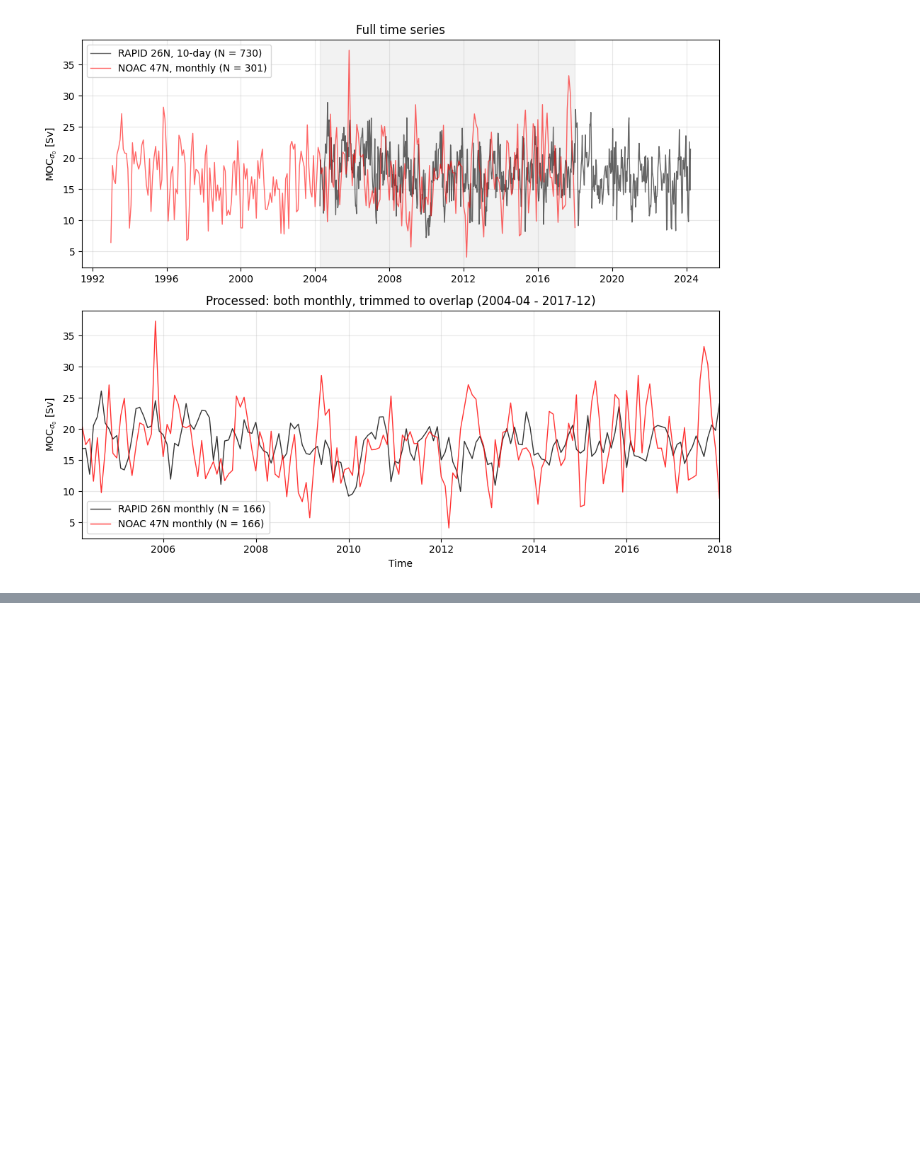
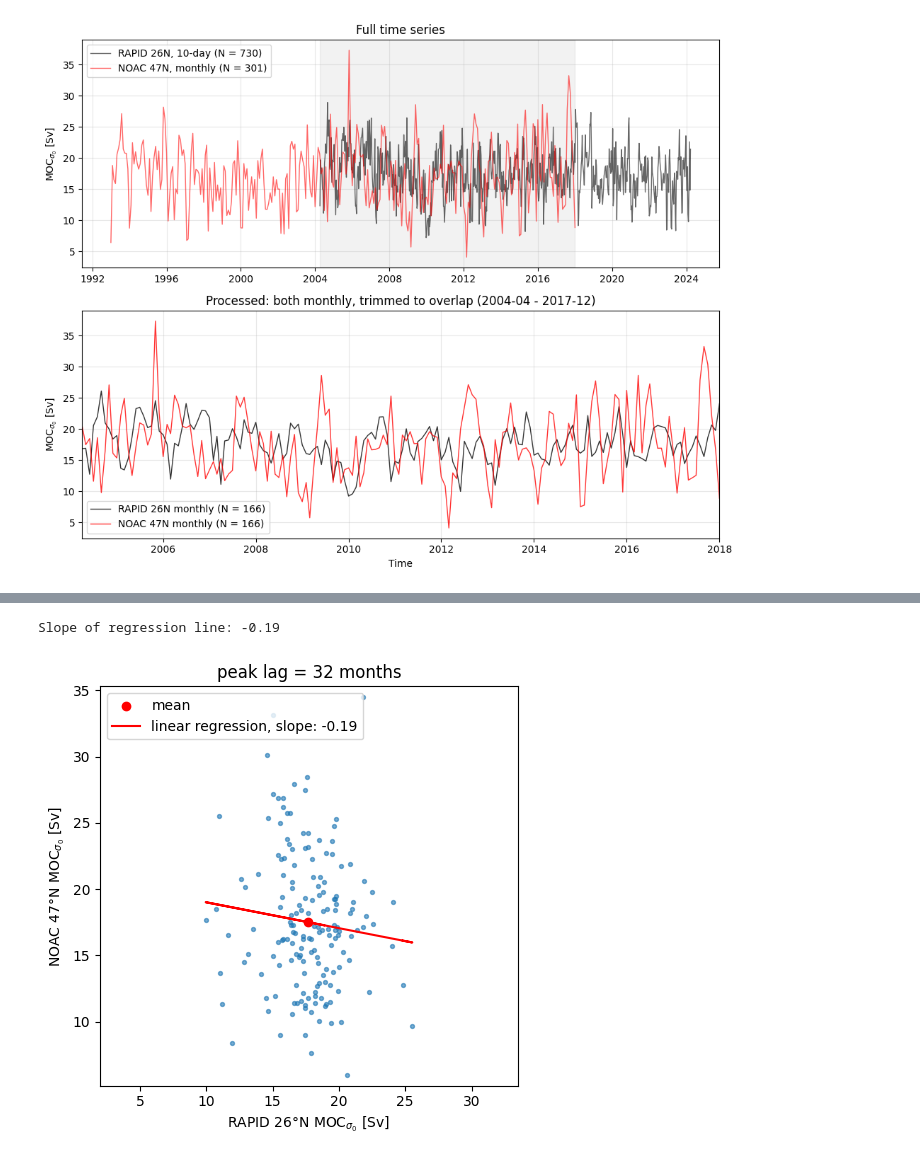
Before and after one commit to stine-fohrmann/data-analysis-assignment2, a Jupyter notebook: notebooks/part2b-series-pair.ipynb, the cells around one changed output, grey strips where cells are left out. Drawn from its saved outputs; the diff is of its cells as text; code cells hidden in the pictures; blank space fills up the shorter version.

```diff
--- a/notebooks/part2b-series-pair.ipynb
+++ b/notebooks/part2b-series-pair.ipynb
@@ -113,0 +184,30 @@ plt.show()
+# %%
+fig, ax = plt.subplots(figsize=(5, 5))
+
+x = rapid_deseason.values
+y = noac_deseason.values
+
+# scatter plot at peak lag
+ax.scatter(x, y, alpha=0.6, s=8)
+
+# Plot means
+ax.scatter(np.mean(x), np.mean(y), c='r', marker='o', label='mean')
+
+# Regression line
+slope, b = np.polyfit(x,y,1)
+print(f'Slope of regression line: {slope:.2f}')
+plt.plot(x, slope*x+b, c='r', label=f'linear regression, slope: {slope:.2f}')
+
+# Settings
+ax.set_xlabel('RAPID 26°N MOC$_{\\sigma_0}$ [Sv]')
+ax.set_ylabel('NOAC 47°N MOC$_{\\sigma_0}$ [Sv]')
+ax.set_title(f'peak lag = {lag_peak_deseason} months')
+ax.axis('equal')
+plt.legend()
+plt.tight_layout()
+
+plt.savefig('../plots/fig_2b_scatter.png', bbox_inches='tight')
+plt.show()
+# %% [output]
+Slope of regression line: -0.19
+[figure, added]
```
Also changed, not shown: parts of 9 cells of this notebook, 3 other files.
